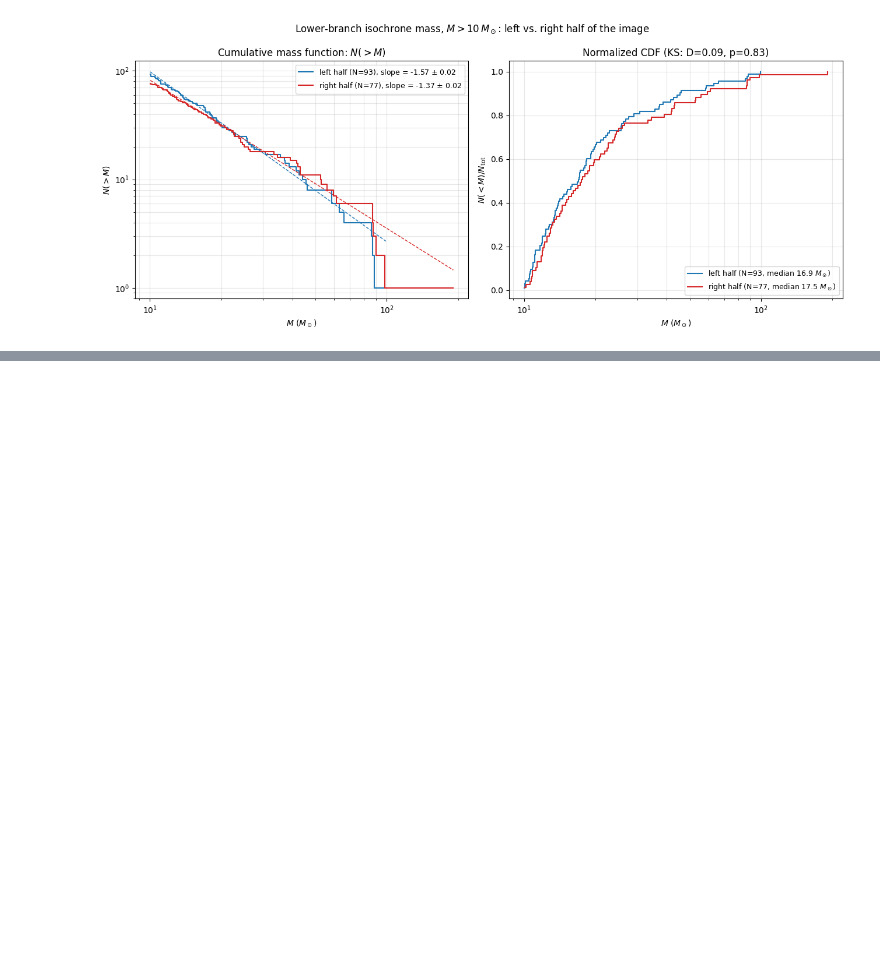
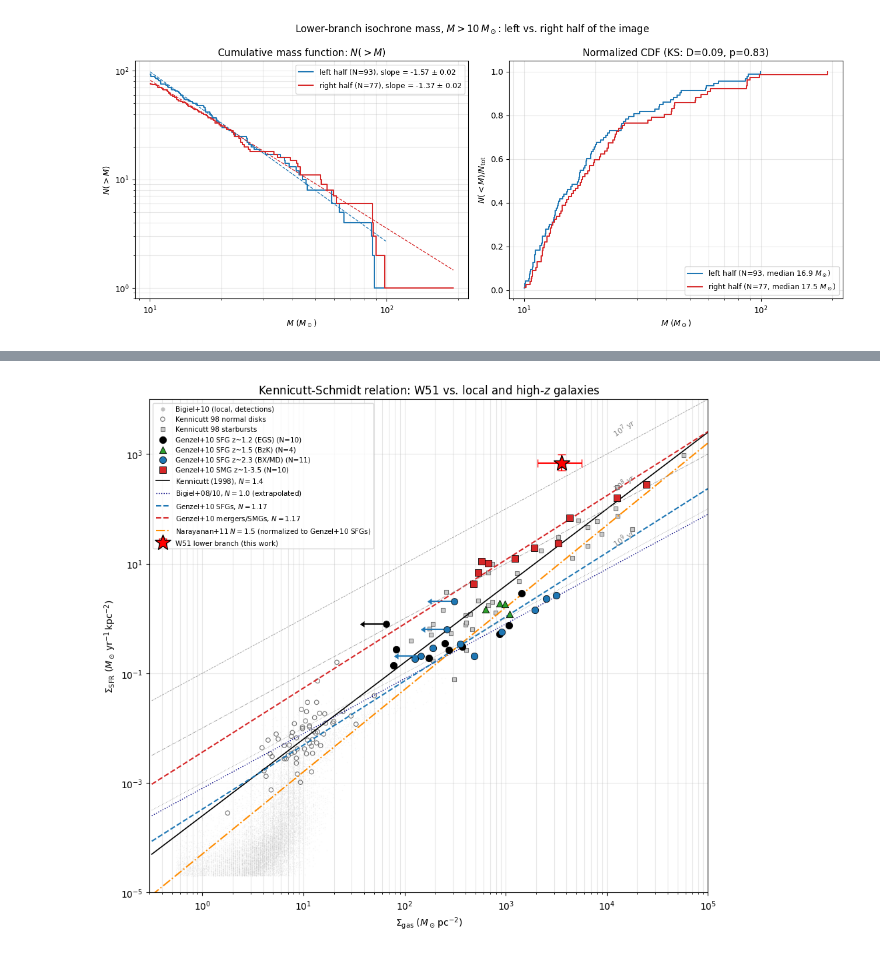
Before and after one commit to tyoo37/w51_nircam, a Jupyter notebook: proposal/lower_branch_mass_function.ipynb, the cells around one changed output, grey strips where cells are left out. Drawn from its saved outputs; the diff is of its cells as text; code cells hidden in the pictures; blank space fills up the shorter version.

```diff
--- a/proposal/lower_branch_mass_function.ipynb
+++ b/proposal/lower_branch_mass_function.ipynb
@@ -564,0 +1072,87 @@ right half: N=77, cumulative N(>M) slope = -1.37 +/- 0.02
+# %%
+g10 = Table.read('genzel10_table1.csv', format='ascii.csv', comment='#')
+g10_smg = np.array([s.startswith('SMG') for s in g10['sample']])
+g10_ul = g10['co_upper_limit'] == 1
+
+
+def ks_genzel10_sfg(sigma_gas):
+    return 10**(1.17 * np.log10(sigma_gas) - 3.48)
+
+
+def ks_genzel10_merger(sigma_gas):
+    return 10**(1.17 * np.log10(sigma_gas) - 2.44)
+
+
+# Narayanan+11 N = 1.5, intercept fitted to the Genzel+10 high-z SFG detections (fixed slope)
+sfg_det = ~g10_smg & ~g10_ul
+n11_intercept = np.mean(g10['log_sigma_SFR'][sfg_det] - 1.5 * g10['log_sigma_molgas'][sfg_det])
+
+
+def ks_narayanan11(sigma_gas):
+    return 10**(1.5 * np.log10(sigma_gas) + n11_intercept)
+
+
+print(f'Genzel+10: {(~g10_smg).sum()} SFGs ({g10_ul.sum()} CO upper limits), {g10_smg.sum()} SMGs')
+print(f'Narayanan+11 N=1.5 line normalized to Genzel SFGs: log Sigma_SFR = 1.5 log Sigma_gas {n11_intercept:+.2f}')
+print(f'\nat the W51 Sigma_gas = {sg:.0f} Msun/pc^2 (observed Sigma_SFR = {ss:.0f}):')
+for name, fn_ks in [('Kennicutt98', ks_kennicutt98), ('Bigiel08/10', ks_bigiel),
+                    ('Genzel10 SFGs', ks_genzel10_sfg), ('Genzel10 mergers/SMGs', ks_genzel10_merger),
+                    ('Narayanan11 N=1.5', ks_narayanan11)]:
+    print(f'  {name:22s} predicts {fn_ks(sg):8.2f} Msun/yr/kpc^2 -> observed / predicted = {ss / fn_ks(sg):6.1f}')
+tdep_g10 = 10**g10['log_sigma_molgas'] / 10**g10['log_sigma_SFR'] * 1e6 / 1e9  # Gyr
+print(f'\ngas depletion times: W51 {(m_gas_unmasked / sfr).to_value(u.Gyr) * 1e3:.0f} Myr; '
+      f'Genzel SFGs median {np.median(tdep_g10[sfg_det]) * 1e3:.0f} Myr, '
+      f'SMGs median {np.median(tdep_g10[g10_smg]) * 1e3:.0f} Myr '
+      f'(min {tdep_g10[g10_smg].min() * 1e3:.0f} Myr)')
+
+fig, ax = plt.subplots(figsize=(9.5, 8.5))
+xg = np.logspace(-0.5, 5, 200)
+# local data, de-emphasized
+ax.scatter(np.r_[b10_outer_gas[b10_outer_det], b10_inner_gas[b10_inner_det]],
+           np.r_[b10_outer_sfr[b10_outer_det], b10_inner_sfr[b10_inner_det]],
+           s=1, color='0.8', alpha=0.15, rasterized=True, lw=0)
+ax.scatter([], [], s=12, color='0.75', label='Bigiel+10 (local, detections)')
+ax.scatter(10**k98['log_sigma_gas'][k98_disk], 10**k98['log_sigma_SFR'][k98_disk], s=22, facecolor='none',
+           edgecolor='0.45', lw=0.8, label='Kennicutt 98 normal disks')
+ax.scatter(10**k98['log_sigma_gas'][~k98_disk], 10**k98['log_sigma_SFR'][~k98_disk], s=22, marker='s',
+           facecolor='0.8', edgecolor='0.45', lw=0.8, label='Kennicutt 98 starbursts')
+
+# Genzel+10 high-z galaxies
+for samp, mk, col in [('SFG z~1.2 (EGS)', 'o', 'k'), ('SFG z~1.5 (BzK)', '^', 'tab:green'),
+                      ('SFG z~2.3 (BX/MD)', 'o', 'tab:blue'), ('SMG z~1-3.5', 's', 'tab:red')]:
+    sel = (g10['sample'] == samp)
+    det, ul = sel & ~g10_ul, sel & g10_ul
+    ax.scatter(10**g10['log_sigma_molgas'][det], 10**g10['log_sigma_SFR'][det], s=55, marker=mk, color=col,
+               edgecolor='k', lw=0.6, zorder=5, label=f'Genzel+10 {samp} (N={sel.sum()})')
+    if ul.any():
+        ax.errorbar(10**g10['log_sigma_molgas'][ul], 10**g10['log_sigma_SFR'][ul],
+                    xerr=0.4 * 10**g10['log_sigma_molgas'][ul], xuplims=True, fmt=mk, ms=7, color=col,
+                    mec='k', mew=0.6, zorder=5)
+
+ax.plot(xg, ks_kennicutt98(xg), 'k-', lw=1.2, label='Kennicutt (1998), $N=1.4$')
+ax.plot(xg, ks_bigiel(xg), color='navy', lw=1, ls=':', label='Bigiel+08/10, $N=1.0$ (extrapolated)')
+ax.plot(xg, ks_genzel10_sfg(xg), color='tab:blue', lw=1.5, ls='--', label='Genzel+10 SFGs, $N=1.17$')
+ax.plot(xg, ks_genzel10_merger(xg), color='tab:red', lw=1.5, ls='--', label='Genzel+10 mergers/SMGs, $N=1.17$')
+ax.plot(xg, ks_narayanan11(xg), color='darkorange', lw=1.5, ls='-.',
+        label='Narayanan+11 $N=1.5$ (normalized to Genzel+10 SFGs)')
+for tdep, ls in [(1e7, '--'), (1e8, '-.'), (1e9, ':')]:
+    ax.plot(xg, xg * 1e6 / tdep, color='0.6', lw=0.6, ls=ls)
+    ax.text(1.5e4, 1.5e4 * 1e6 / tdep * 1.4, f'$10^{{{int(np.log10(tdep))}}}$ yr', color='0.5', fontsize=8,
+            rotation=33, ha='center')
+
+ax.errorbar(sg, ss, xerr=[[sg - sigma_gas_lo.value], [sigma_gas_hi.value - sg]],
+            yerr=[[ss - sigma_sfr_lo.value], [sigma_sfr_hi.value - ss]],
+            fmt='*', ms=18, color='red', mec='k', capsize=4, zorder=6, label='W51 lower branch (this work)')
+ax.set_xscale('log')
+ax.set_yscale('log')
+ax.set_xlim(0.3, 1e5)
+ax.set_ylim(1e-5, 1e4)
+ax.set_xlabel(r'$\Sigma_{\rm gas}$ ($M_\odot\,{\rm pc^{-2}}$)')
+ax.set_ylabel(r'$\Sigma_{\rm SFR}$ ($M_\odot\,{\rm yr^{-1}\,kpc^{-2}}$)')
+ax.set_title('Kennicutt-Schmidt relation: W51 vs. local and high-$z$ galaxies')
+ax.legend(fontsize=7.5, loc='upper left', ncol=1)
+ax.grid(alpha=0.3, which='both')
+plt.tight_layout()
+plt.savefig('lower_branch_kennicutt_schmidt_highz.png', bbox_inches='tight')
+plt.show()
+# %% [output]
@@ -564,0 +1170 @@ right half: N=77, cumulative N(>M) slope = -1.37 +/- 0.02
+[figure, added]
```
Also changed, not shown: parts of 14 cells of this notebook, 12 other files.
